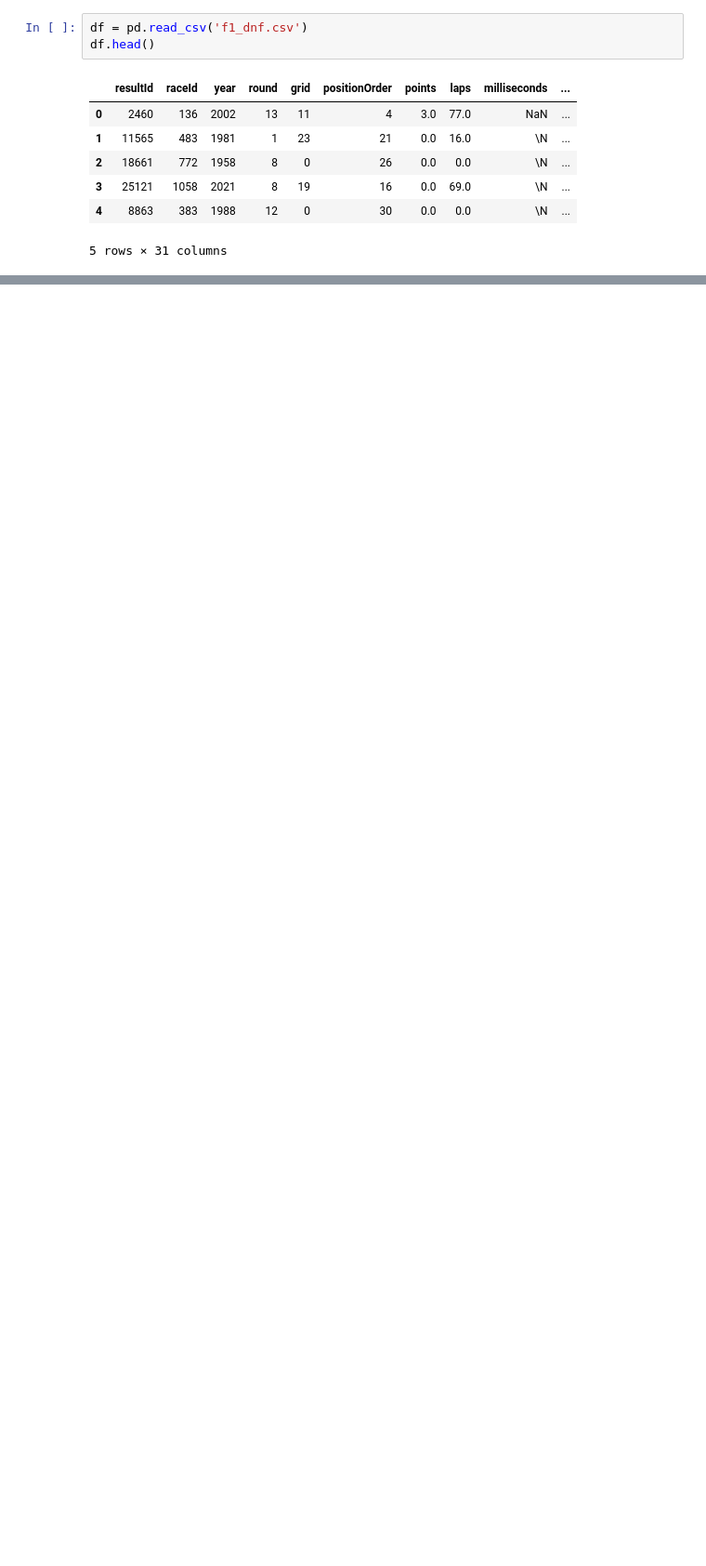
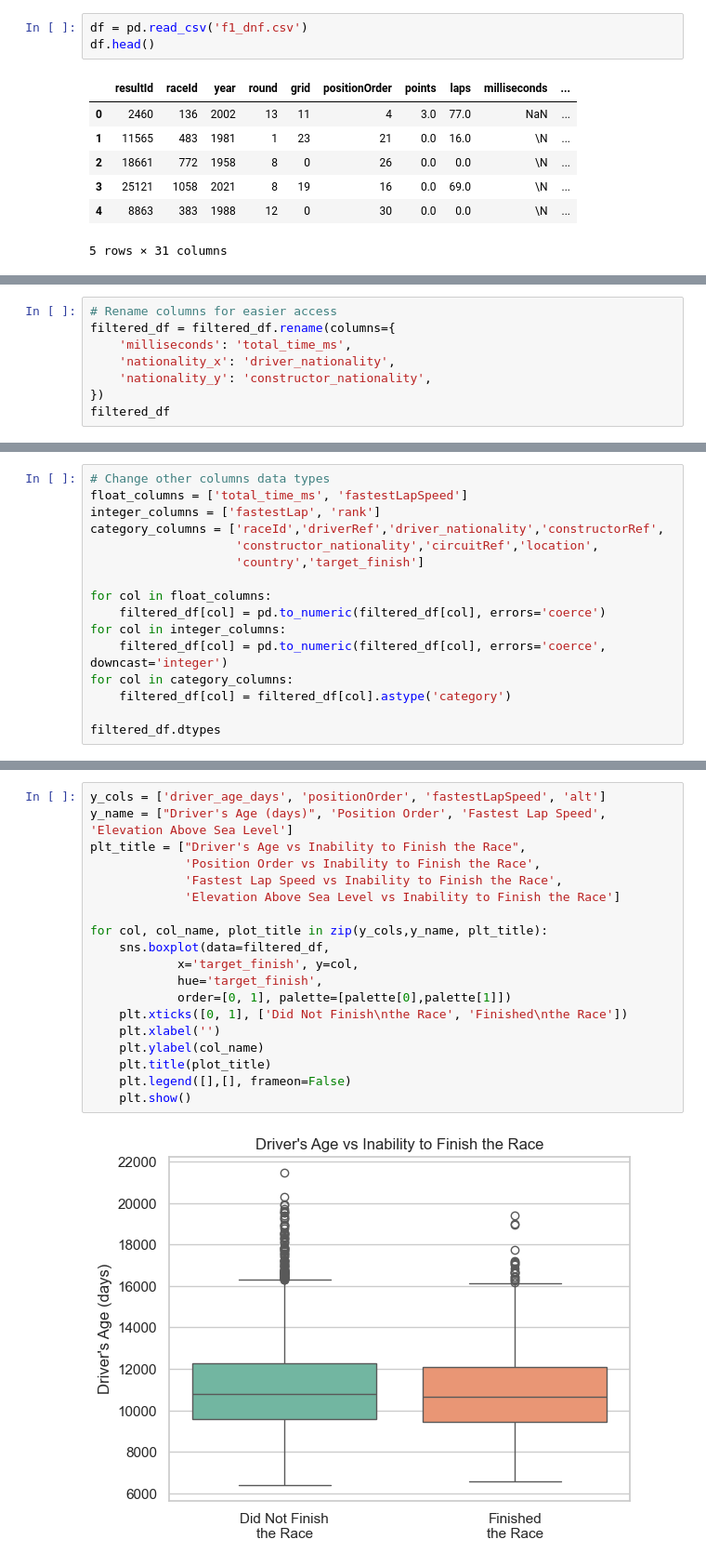
Before and after one commit to DaniilAzarov123/F1-drivers-analysis, a Jupyter notebook: F1_drivers_analysis.ipynb, the cells around one changed output, grey strips where cells are left out. Shown at 93% size. Saved outputs shown, nothing was run; the diff lists cells and outputs as text; blank space fills up the shorter version.

```diff
--- a/F1_drivers_analysis.ipynb
+++ b/F1_drivers_analysis.ipynb
@@ -61,0 +71,8 @@ df
+# %%
+# Rename columns for easier access
+filtered_df = filtered_df.rename(columns={
+    'milliseconds': 'total_time_ms',
+    'nationality_x': 'driver_nationality',
+    'nationality_y': 'constructor_nationality',
+})
+filtered_df
@@ -61,0 +93,16 @@ df
+# %%
+# Change other columns data types
+float_columns = ['total_time_ms', 'fastestLapSpeed']
+integer_columns = ['fastestLap', 'rank']
+category_columns = ['raceId','driverRef','driver_nationality','constructorRef',
+                    'constructor_nationality','circuitRef','location',
+                    'country','target_finish']
+
+for col in float_columns:
+    filtered_df[col] = pd.to_numeric(filtered_df[col], errors='coerce')
+for col in integer_columns:
+    filtered_df[col] = pd.to_numeric(filtered_df[col], errors='coerce', downcast='integer')
+for col in category_columns:
+    filtered_df[col] = filtered_df[col].astype('category')
+
+filtered_df.dtypes
@@ -61,0 +131,21 @@ df
+# %%
+y_cols = ['driver_age_days', 'positionOrder', 'fastestLapSpeed', 'alt']
+y_name = ["Driver's Age (days)", 'Position Order', 'Fastest Lap Speed', 'Elevation Above Sea Level']
+plt_title = ["Driver's Age vs Inability to Finish the Race",
+             'Position Order vs Inability to Finish the Race',
+             'Fastest Lap Speed vs Inability to Finish the Race',
+             'Elevation Above Sea Level vs Inability to Finish the Race']
+
+for col, col_name, plot_title in zip(y_cols,y_name, plt_title):
+    sns.boxplot(data=filtered_df,
+            x='target_finish', y=col,
+            hue='target_finish',
+            order=[0, 1], palette=[palette[0],palette[1]])
+    plt.xticks([0, 1], ['Did Not Finish\nthe Race', 'Finished\nthe Race'])
+    plt.xlabel('')
+    plt.ylabel(col_name)
+    plt.title(plot_title)
+    plt.legend([],[], frameon=False)
+    plt.show()
+# %% [output]
+[figure, added]
```
Also changed, not shown: parts of 17 cells of this notebook.
